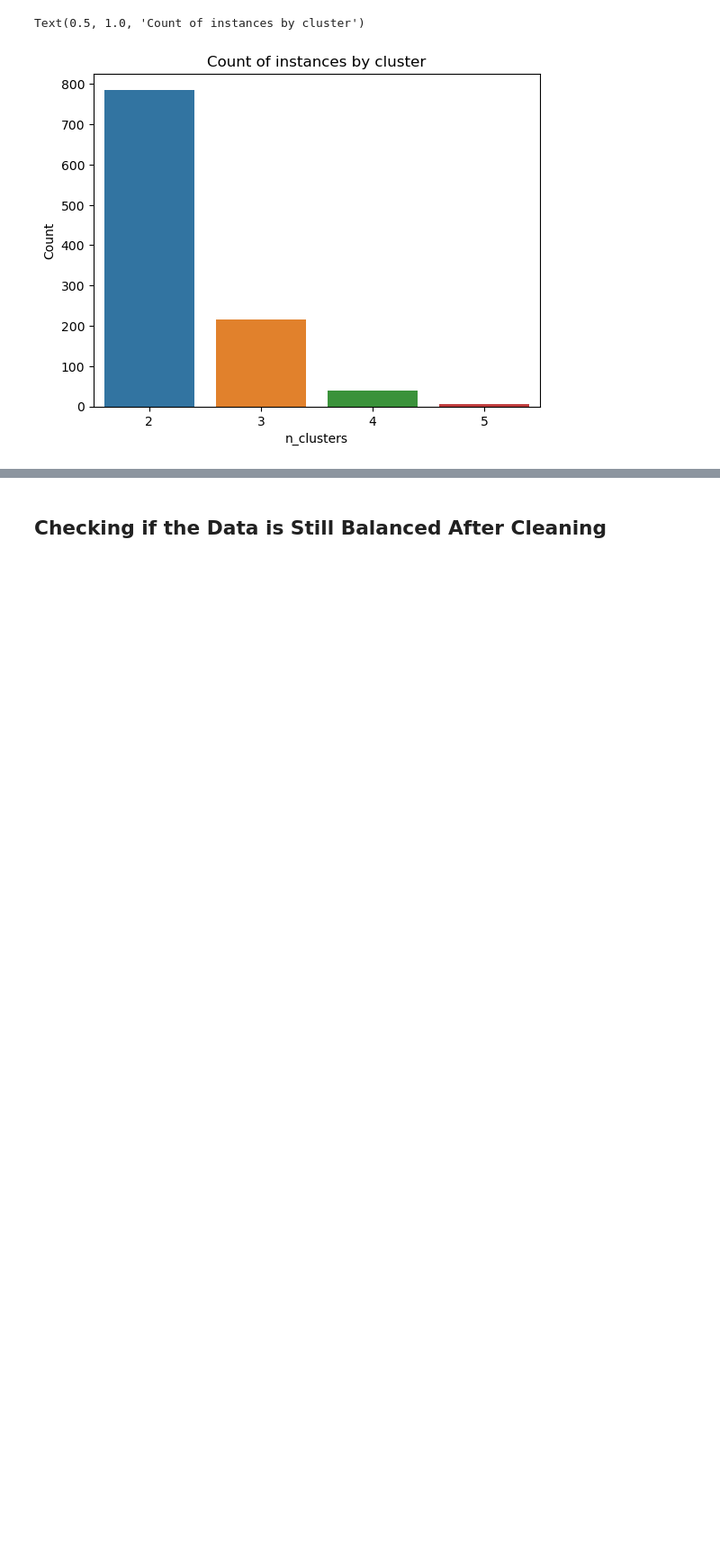
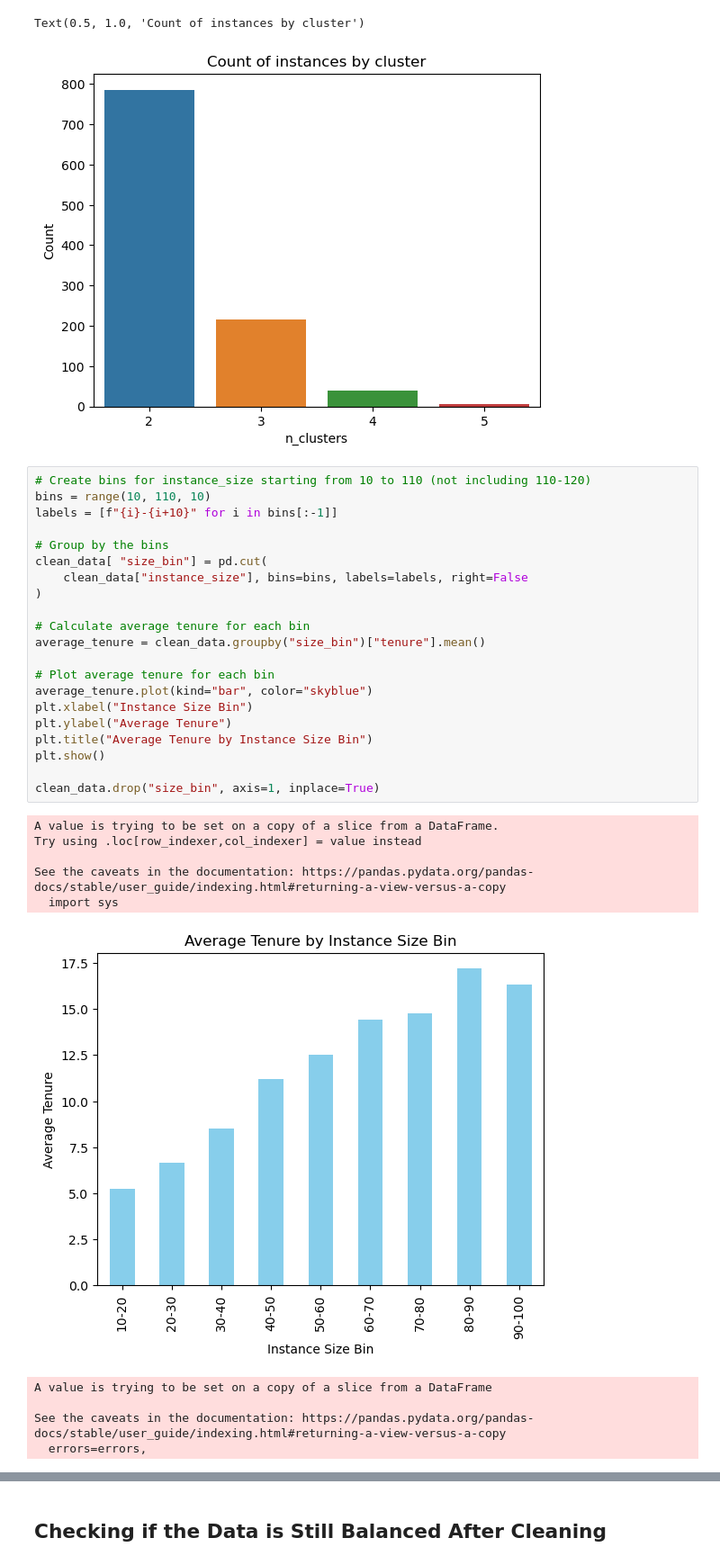
Before and after one commit to Fera13/Thesis-Project, a Jupyter notebook: predictTenure.ipynb, the cells around one changed output, grey strips where cells are left out. Shown at 90% size. Cells and saved outputs as stored; diff of their text form; blank space fills up the shorter version.

```diff
--- a/predictTenure.ipynb
+++ b/predictTenure.ipynb
@@ -237,6 +237,38 @@ plt.title("Count of instances by cluster")
 # %% [output]
 Text(0.5, 1.0, 'Count of instances by cluster')
 [figure]
+# %%
+# Create bins for instance_size starting from 10 to 110 (not including 110-120)
+bins = range(10, 110, 10)
+labels = [f"{i}-{i+10}" for i in bins[:-1]]
+
+# Group by the bins
+clean_data[ "size_bin"] = pd.cut(
+    clean_data["instance_size"], bins=bins, labels=labels, right=False
+)
+
+# Calculate average tenure for each bin
+average_tenure = clean_data.groupby("size_bin")["tenure"].mean()
+
+# Plot average tenure for each bin
+average_tenure.plot(kind="bar", color="skyblue")
+plt.xlabel("Instance Size Bin")
+plt.ylabel("Average Tenure")
+plt.title("Average Tenure by Instance Size Bin")
+plt.show()
+
+clean_data.drop("size_bin", axis=1, inplace=True)
+# %% [output]
+A value is trying to be set on a copy of a slice from a DataFrame.
+Try using .loc[row_indexer,col_indexer] = value instead
+
+See the caveats in the documentation: https://pandas.pydata.org/pandas-docs/stable/user_guide/indexing.html#returning-a-view-versus-a-copy
+  import sys
+[figure, added]
+A value is trying to be set on a copy of a slice from a DataFrame
+
+See the caveats in the documentation: https://pandas.pydata.org/pandas-docs/stable/user_guide/indexing.html#returning-a-view-versus-a-copy
+  errors=errors,
 # %%
 fig, ax = plt.subplots(figsize=(10, 6))
 sns.stripplot(
```
Also changed, not shown: parts of 9 cells of this notebook.
